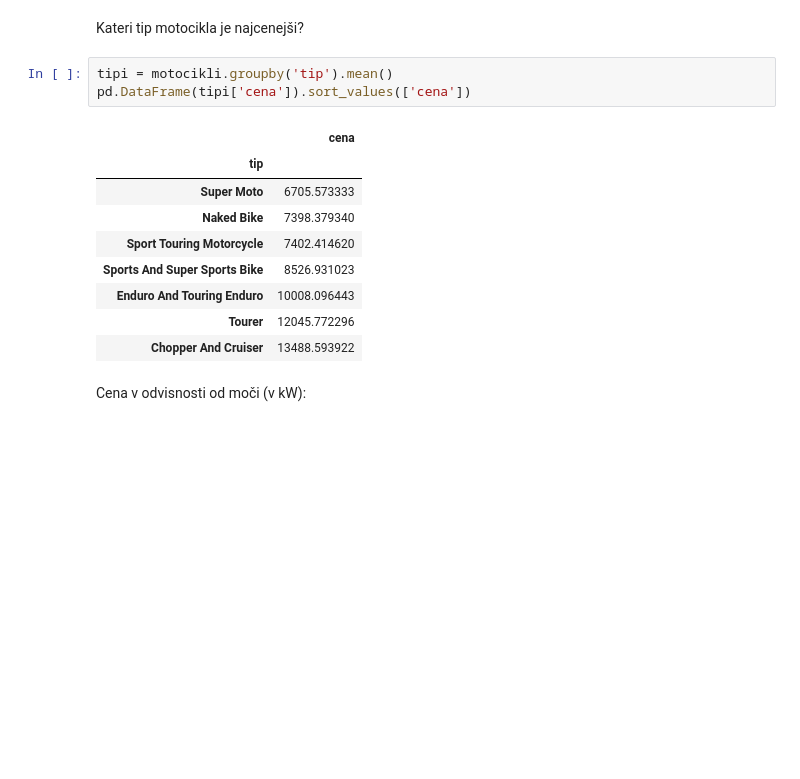
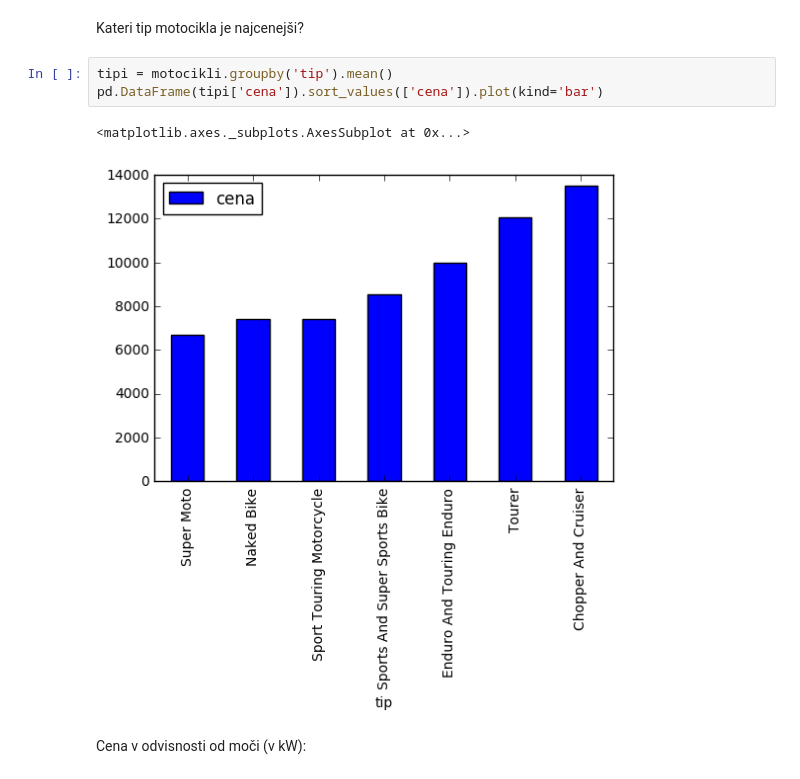
Before and after one commit to FMF-projects/rabljeni-motocikli, a Jupyter notebook: rabljeni_motocikli.ipynb, the cells around one changed output. Saved outputs shown, nothing was run; the diff lists cells and outputs as text; blank space fills up the shorter version.

```diff
--- a/rabljeni_motocikli.ipynb
+++ b/rabljeni_motocikli.ipynb
@@ -84,17 +90,10 @@ Recimo, da kupujemo motocikel in bi radi svoj denar čim bolje izkoristili. Pogl
 Kateri tip motocikla je najcenejši?
 # %%
 tipi = motocikli.groupby('tip').mean()
-pd.DataFrame(tipi['cena']).sort_values(['cena'])
+pd.DataFrame(tipi['cena']).sort_values(['cena']).plot(kind='bar')
 # %% [output]
-|  | cena |
-| tip |  |
-| Super Moto | 6705.573333 |
-| Naked Bike | 7398.379340 |
-| Sport Touring Motorcycle | 7402.414620 |
-| Sports And Super Sports Bike | 8526.931023 |
-| Enduro And Touring Enduro | 10008.096443 |
-| Tourer | 12045.772296 |
-| Chopper And Cruiser | 13488.593922 |
+<matplotlib.axes._subplots.AxesSubplot at 0x...>
+[figure, added]
 # %% [markdown]
 Cena v odvisnosti od moči (v kW):
 # %%
```
Also changed, not shown: parts of 11 cells of this notebook.
